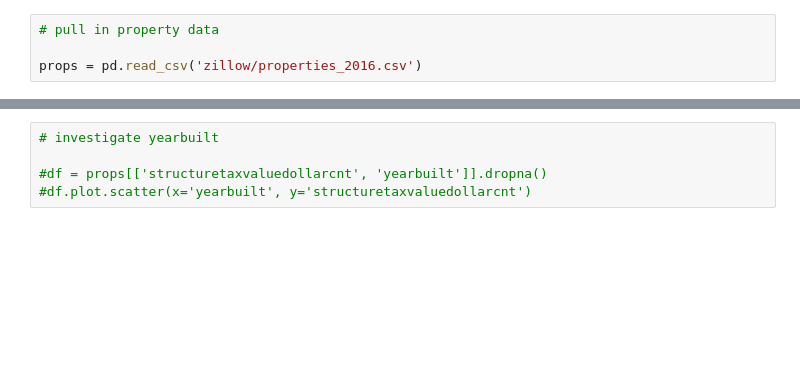
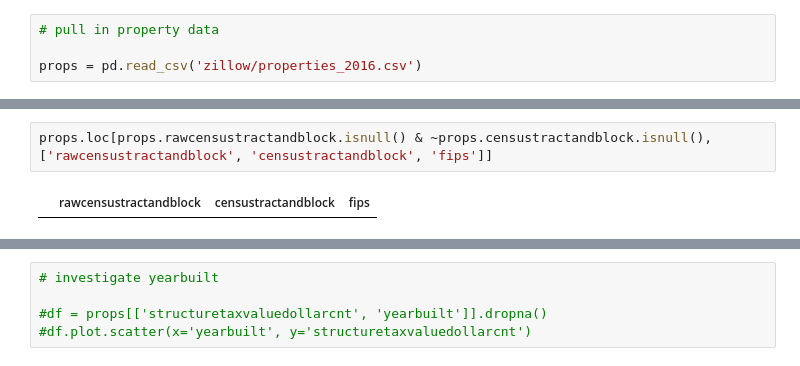
Before and after one commit to ibratface/dl_projects, a Jupyter notebook: zillow.ipynb, the cells around one changed output, grey strips where cells are left out. Cells and saved outputs as stored; diff of their text form; blank space fills up the shorter version.

```diff
--- a/zillow.ipynb
+++ b/zillow.ipynb
@@ -62,0 +263,4 @@ uniques(props)
+# %%
+props.loc[props.rawcensustractandblock.isnull() & ~props.censustractandblock.isnull(), ['rawcensustractandblock', 'censustractandblock', 'fips']]
+# %% [output]
+|  | rawcensustractandblock | censustractandblock | fips |
```
Also changed, not shown: parts of 19 cells of this notebook.
